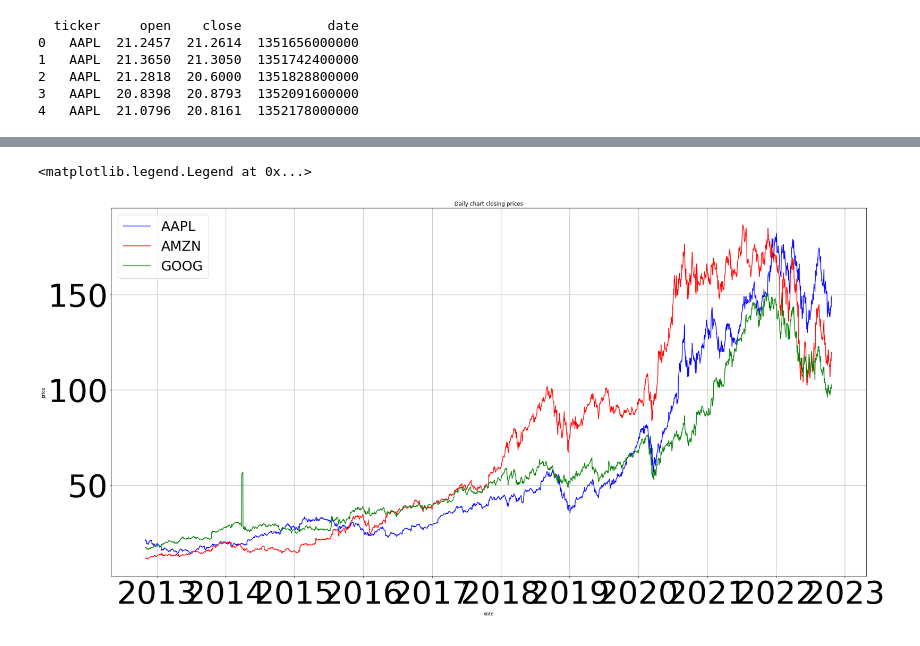
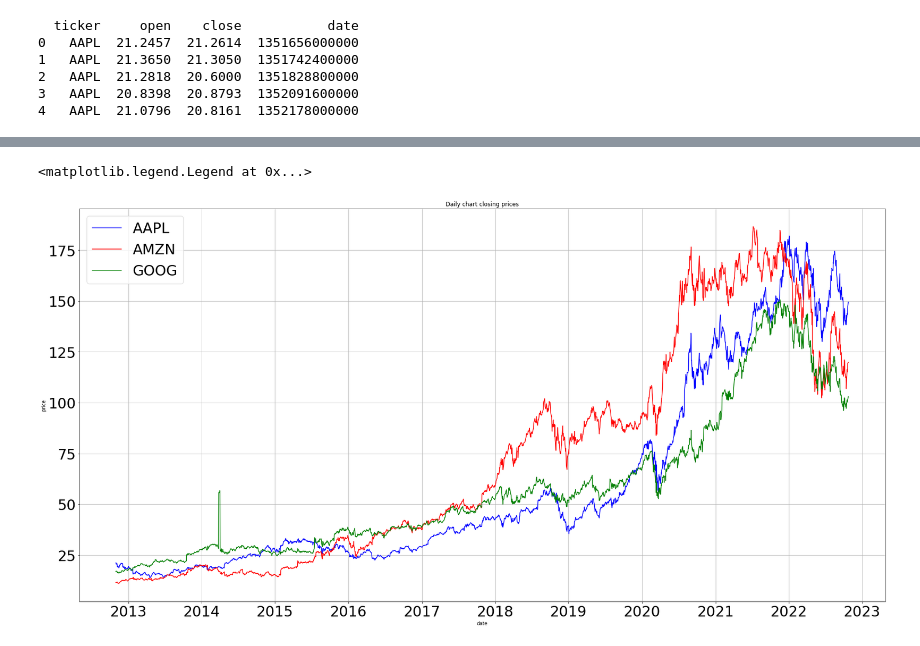
Before and after one commit to lyndsaywylie/Project-1, a Jupyter notebook: lyns.ipynb, the cells around one changed output, grey strips where cells are left out. Saved outputs shown, nothing was run; the diff lists cells and outputs as text; code cells hidden in the pictures.

```diff
--- a/lyns.ipynb
+++ b/lyns.ipynb
@@ -190,19 +190,16 @@ plt.show()
 # %%
-#aapl_plot, = plt.plot(merge_pctchange["date"], merge_pctchange["AAPL"], color="blue", label="AAPL" )
-#amzn, = plt.plot(merge_pctchange["date"], merge_pctchange["AMZN"], color="red", label="AMZN" )
-#goog, = plt.plot(merge_pctchange["date"], merge_pctchange["GOOG"], color="green", label="GOOG" )
-#plt.show()
+plt.figure(figsize=(30,15))
+plt.rc('xtick', labelsize=30)
+plt.rc('ytick', labelsize=30)
+
+aapl_daily_chart, = plt.plot(merge_prices["date"], merge_prices["AAPL"], color='blue', label="AAPL")
+amzn_daily_chart, = plt.plot(merge_prices["date"], merge_prices["AMZN"], color='red', label="AMZN")
+goog_daily_chart, = plt.plot(merge_prices["date"], merge_prices["GOOG"], color='green', label="GOOG")
+plt.grid()
+plt.xlabel("date")
+plt.ylabel("price")
+plt.title("Daily chart closing prices")
+plt.legend(fontsize = "30",loc="upper left")
+# %% [output]
+<matplotlib.legend.Legend at 0x...>
+[figure, added]
-# %%
-plt.figure(figsize=(30,15))
-
-aapl_daily_chart, = plt.plot(merge_prices["date"], merge_prices["AAPL"], color='blue', label="AAPL")
-amzn_daily_chart, = plt.plot(merge_prices["date"], merge_prices["AMZN"], color='red', label="AMZN")
-goog_daily_chart, = plt.plot(merge_prices["date"], merge_prices["GOOG"], color='green', label="GOOG")
-plt.grid()
-plt.xlabel("date")
-plt.ylabel("price")
-plt.title("Daily chart closing prices")
-plt.legend(fontsize = "30",loc="upper left")
-# %% [output]
-<matplotlib.legend.Legend at 0x...>
-[figure, removed]
```
Also changed, not shown: parts of 4 cells of this notebook.
